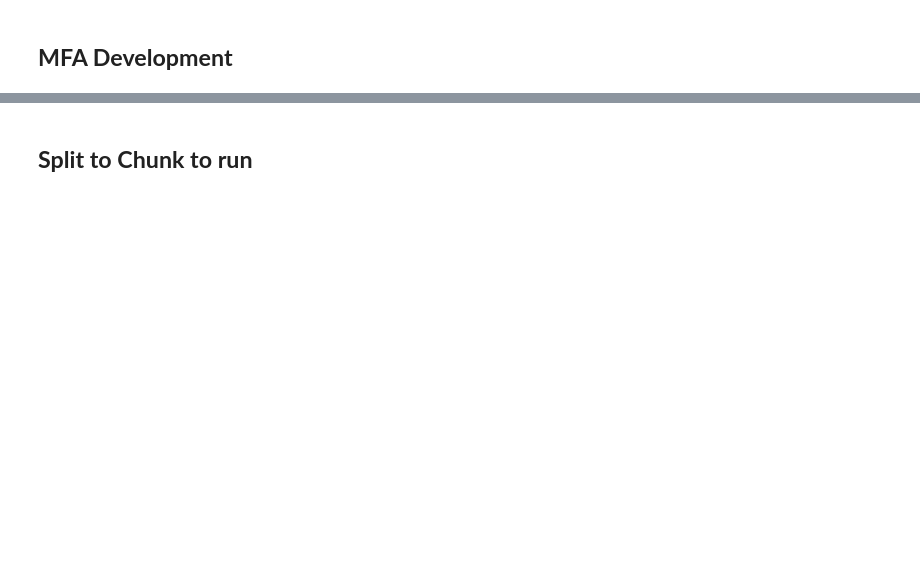
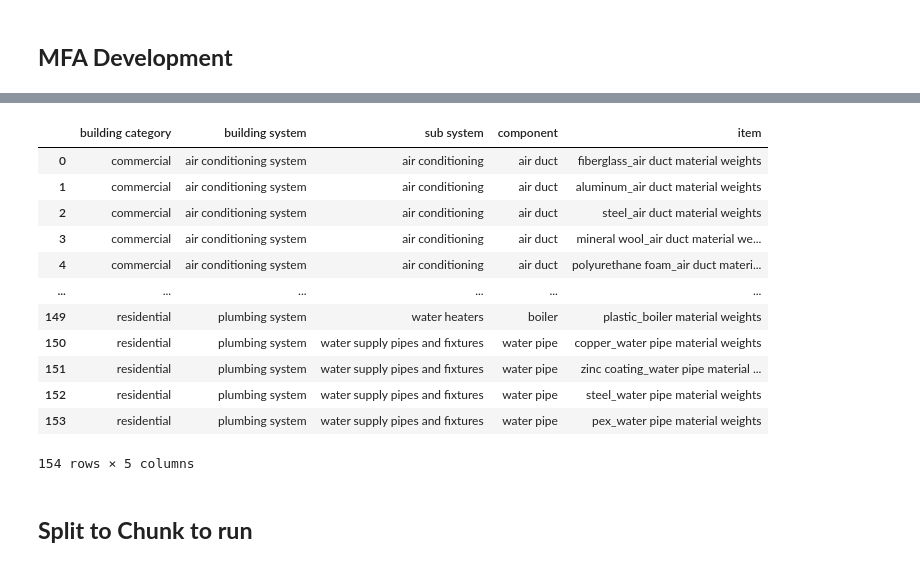
Before and after one commit to shuyanxiong/Integrated_Framework_Stock_Estimation, a Jupyter notebook: Connected_Database_Mathematical_Model copy.ipynb, the cells around one changed output, grey strips where cells are left out. Cells and saved outputs as stored; diff of their text form; code cells hidden in the pictures; blank space fills up the shorter version.

```diff
--- a/Connected_Database_Mathematical_Model copy.ipynb
+++ b/Connected_Database_Mathematical_Model copy.ipynb
@@ -734,4 +736,19 @@ df3['item'] = df3['item'].str.lower()
 # %%
 # read df3 to csv
 df3 = pd.read_csv('df3.csv')
+df3
+# %% [output]
+|  | building category | building system | sub system | component | item |
+| 0 | commercial | air conditioning system | air conditioning | air duct | fiberglass_air duct material weights |
+| 1 | commercial | air conditioning system | air conditioning | air duct | aluminum_air duct material weights |
+| 2 | commercial | air conditioning system | air conditioning | air duct | steel_air duct material weights |
+| 3 | commercial | air conditioning system | air conditioning | air duct | mineral wool_air duct material we... |
+| 4 | commercial | air conditioning system | air conditioning | air duct | polyurethane foam_air duct materi... |
+| ... | ... | ... | ... | ... | ... |
+| 149 | residential | plumbing system | water heaters | boiler | plastic_boiler material weights |
+| 150 | residential | plumbing system | water supply pipes and fixtures | water pipe | copper_water pipe material weights |
+| 151 | residential | plumbing system | water supply pipes and fixtures | water pipe | zinc coating_water pipe material ... |
+| 152 | residential | plumbing system | water supply pipes and fixtures | water pipe | steel_water pipe material weights |
+| 153 | residential | plumbing system | water supply pipes and fixtures | water pipe | pex_water pipe material weights |
+154 rows × 5 columns
 # %%
```
Also changed, not shown: parts of 45 cells of this notebook, 13 other files.
